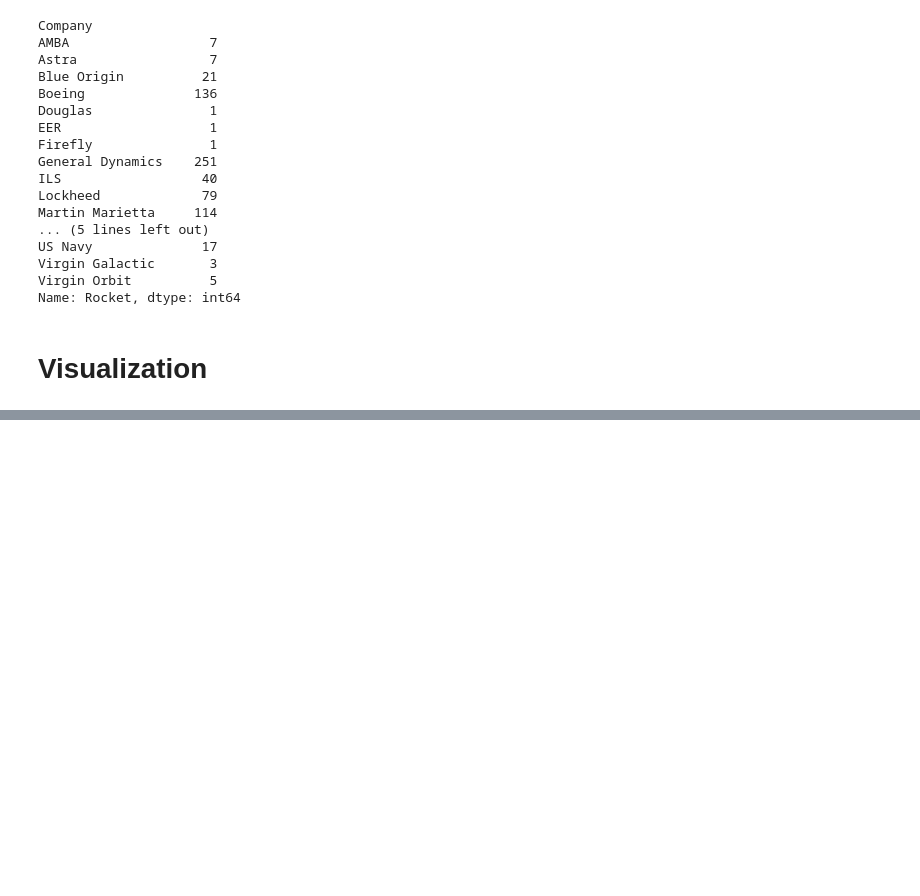
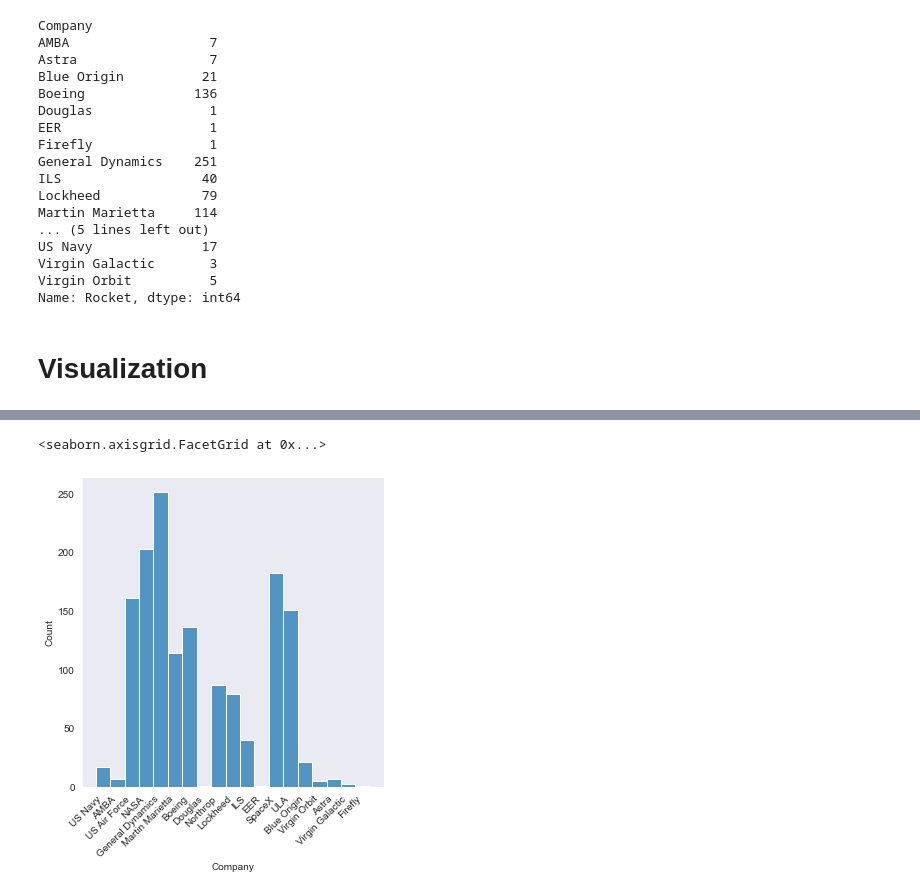
Before and after one commit to t-nicole13/US_Space_Missions, a Jupyter notebook: US_Space_Missions.ipynb, the cells around one changed output, grey strips where cells are left out. Saved outputs shown, nothing was run; the diff lists cells and outputs as text; code cells hidden in the pictures; blank space fills up the shorter version.

```diff
--- a/US_Space_Missions.ipynb
+++ b/US_Space_Missions.ipynb
@@ -609,0 +617,6 @@ sb.displot(
+# %%
+sb.displot(data = usa_space_missions_dropped, x = 'Company')\
+.set_xticklabels(rotation = 45, horizontalalignment = 'right')
+# %% [output]
+<seaborn.axisgrid.FacetGrid at 0x...>
+[figure, added]
```
Also changed, not shown: parts of 36 cells of this notebook.
